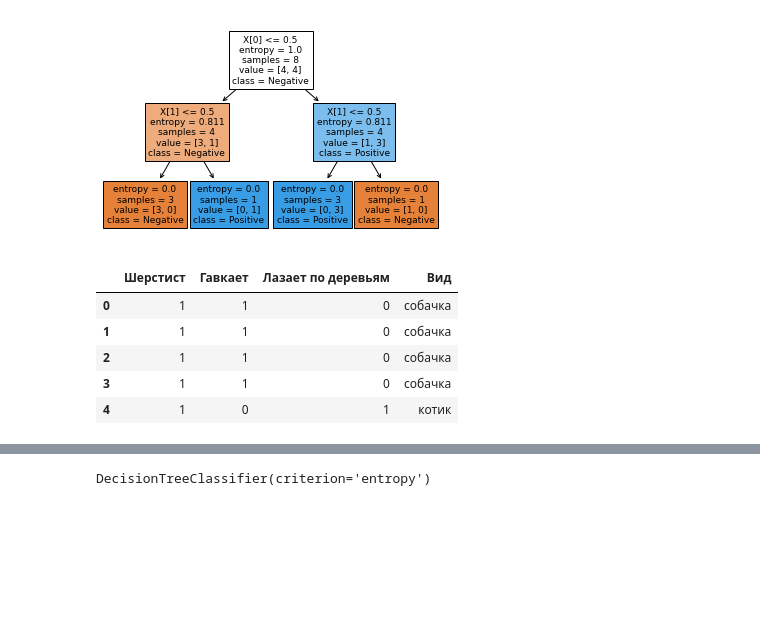
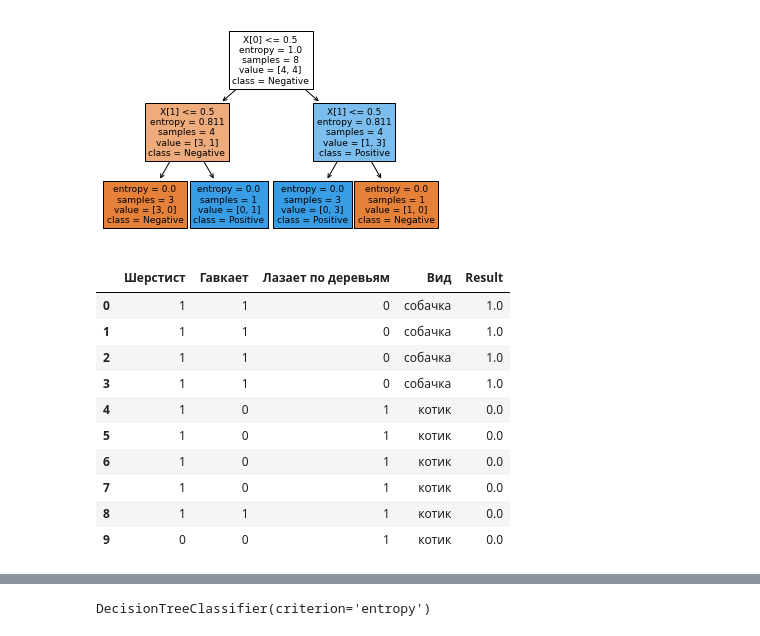
Before and after one commit to maxclabus/DataScience, a Jupyter notebook: Analysis Training/NoteBooks/MachineLearning.ipynb, the cells around one changed output, grey strips where cells are left out. Cells and saved outputs as stored; diff of their text form; code cells hidden in the pictures; blank space fills up the shorter version.

```diff
--- a/Analysis Training/NoteBooks/MachineLearning.ipynb
+++ b/Analysis Training/NoteBooks/MachineLearning.ipynb
@@ -60,11 +56,16 @@ tree.plot_tree(clf, filled = True, class_names = ['Negative', 'Positive']);
 # %%
 cats_df = pd.read_csv('{}\Data Science\DataScience\Analysis Training\CsvFiles\cats.csv'.format(file_path), index_col = 0)
 # %%
-cats_df.head()
+cats_df
 # %% [output]
-|  | Шерстист | Гавкает | Лазает по деревьям | Вид |
-| 0 | 1 | 1 | 0 | собачка |
-| 1 | 1 | 1 | 0 | собачка |
-| 2 | 1 | 1 | 0 | собачка |
-| 3 | 1 | 1 | 0 | собачка |
-| 4 | 1 | 0 | 1 | котик |
+|  | Шерстист | Гавкает | Лазает по деревьям | Вид | Result |
+| 0 | 1 | 1 | 0 | собачка | 1.0 |
+| 1 | 1 | 1 | 0 | собачка | 1.0 |
+| 2 | 1 | 1 | 0 | собачка | 1.0 |
+| 3 | 1 | 1 | 0 | собачка | 1.0 |
+| 4 | 1 | 0 | 1 | котик | 0.0 |
+| 5 | 1 | 0 | 1 | котик | 0.0 |
+| 6 | 1 | 0 | 1 | котик | 0.0 |
+| 7 | 1 | 0 | 1 | котик | 0.0 |
+| 8 | 1 | 1 | 1 | котик | 0.0 |
+| 9 | 0 | 0 | 1 | котик | 0.0 |
```
Also changed, not shown: parts of 6 cells of this notebook.
